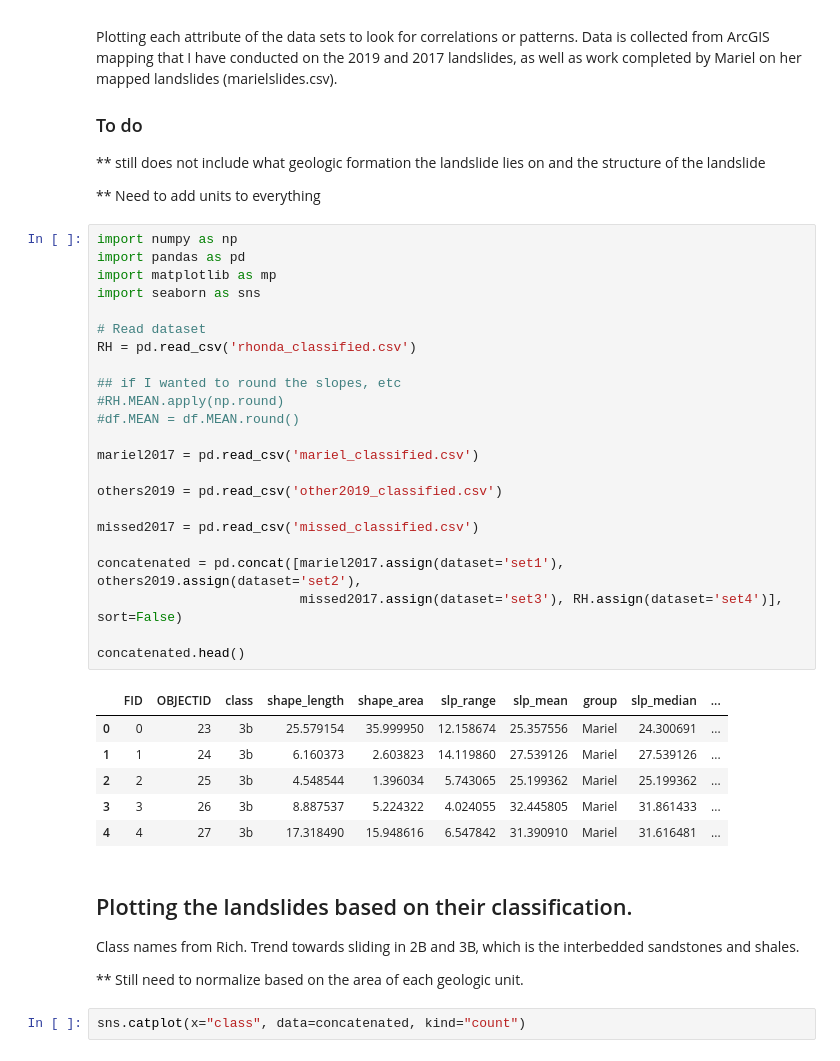
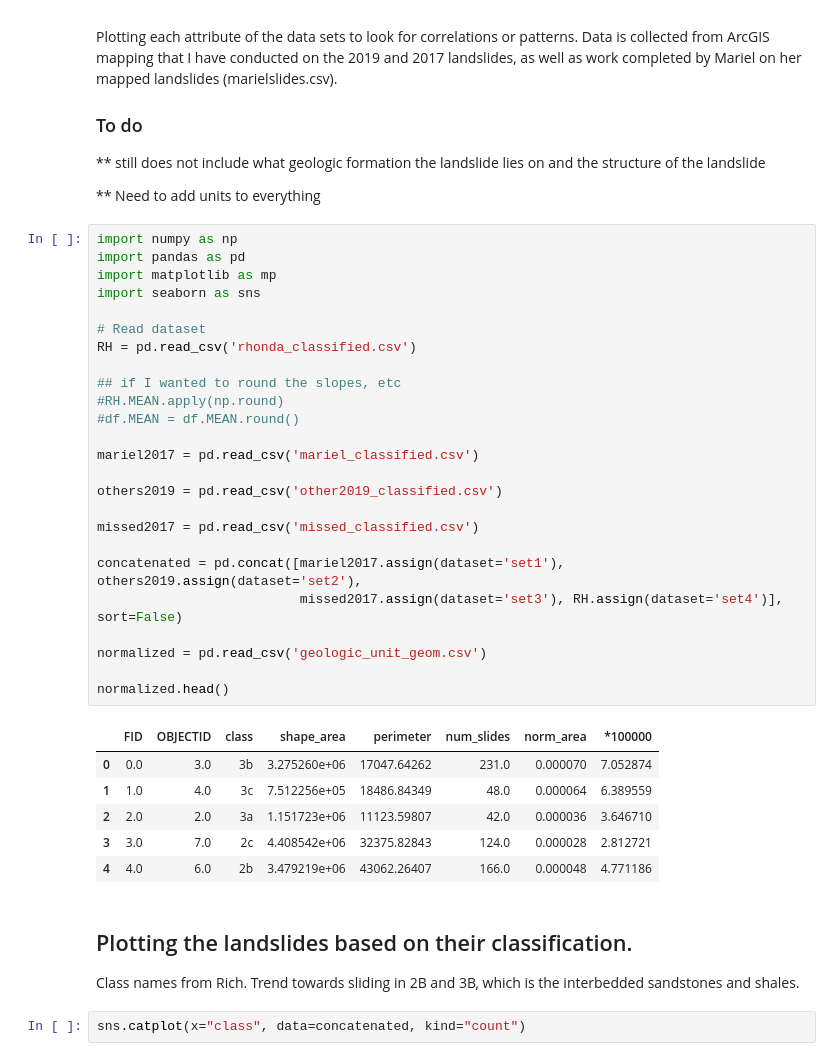
Before and after one commit to marynsanders/surfProject, a Jupyter notebook: landslide_geometry/landslide_geometry.ipynb, the cells around one changed output. Drawn from its saved outputs; the diff is of its cells as text.

Commit message:
adding in the normalized by area data

```diff
--- a/landslide_geometry/landslide_geometry.ipynb
+++ b/landslide_geometry/landslide_geometry.ipynb
@@ -10,39 +10,39 @@ Plotting each attribute of the data sets to look for correlations or patterns. D
 # %%
 import numpy as np
 import pandas as pd
 import matplotlib as mp
 import seaborn as sns
 
 # Read dataset
 RH = pd.read_csv('rhonda_classified.csv')
 
 ## if I wanted to round the slopes, etc
 #RH.MEAN.apply(np.round)
 #df.MEAN = df.MEAN.round()
 
 mariel2017 = pd.read_csv('mariel_classified.csv')
 
 others2019 = pd.read_csv('other2019_classified.csv')
 
 missed2017 = pd.read_csv('missed_classified.csv')
 
 concatenated = pd.concat([mariel2017.assign(dataset='set1'), others2019.assign(dataset='set2'),
                           missed2017.assign(dataset='set3'), RH.assign(dataset='set4')], sort=False)
 
-concatenated.head()
+normalized = pd.read_csv('geologic_unit_geom.csv')
+
+normalized.head()
 # %% [output]
-|  | FID | OBJECTID | class | shape_length | shape_area | slp_range | slp_mean | group | slp_median | ... |
-| 0 | 0 | 23 | 3b | 25.579154 | 35.999950 | 12.158674 | 25.357556 | Mariel | 24.300691 | ... |
-| 1 | 1 | 24 | 3b | 6.160373 | 2.603823 | 14.119860 | 27.539126 | Mariel | 27.539126 | ... |
-| 2 | 2 | 25 | 3b | 4.548544 | 1.396034 | 5.743065 | 25.199362 | Mariel | 25.199362 | ... |
-| 3 | 3 | 26 | 3b | 8.887537 | 5.224322 | 4.024055 | 32.445805 | Mariel | 31.861433 | ... |
-| 4 | 4 | 27 | 3b | 17.318490 | 15.948616 | 6.547842 | 31.390910 | Mariel | 31.616481 | ... |
+|  | FID | OBJECTID | class | shape_area | perimeter | num_slides | norm_area | *100000 |
+| 0 | 0.0 | 3.0 | 3b | 3.275260e+06 | 17047.64262 | 231.0 | 0.000070 | 7.052874 |
+| 1 | 1.0 | 4.0 | 3c | 7.512256e+05 | 18486.84349 | 48.0 | 0.000064 | 6.389559 |
+| 2 | 2.0 | 2.0 | 3a | 1.151723e+06 | 11123.59807 | 42.0 | 0.000036 | 3.646710 |
+| 3 | 3.0 | 7.0 | 2c | 4.408542e+06 | 32375.82843 | 124.0 | 0.000028 | 2.812721 |
+| 4 | 4.0 | 6.0 | 2b | 3.479219e+06 | 43062.26407 | 166.0 | 0.000048 | 4.771186 |
 # %% [markdown]
 ## Plotting the landslides based on their classification.
 
 Class names from Rich. Trend towards sliding in 2B and 3B, which is the interbedded sandstones and shales.
-
-** Still need to normalize based on the area of each geologic unit.
 # %%
 sns.catplot(x="class", data=concatenated, kind="count")
 # %% [output]
```
Also changed, not shown: parts of 2 cells of this notebook, 2 other files.
